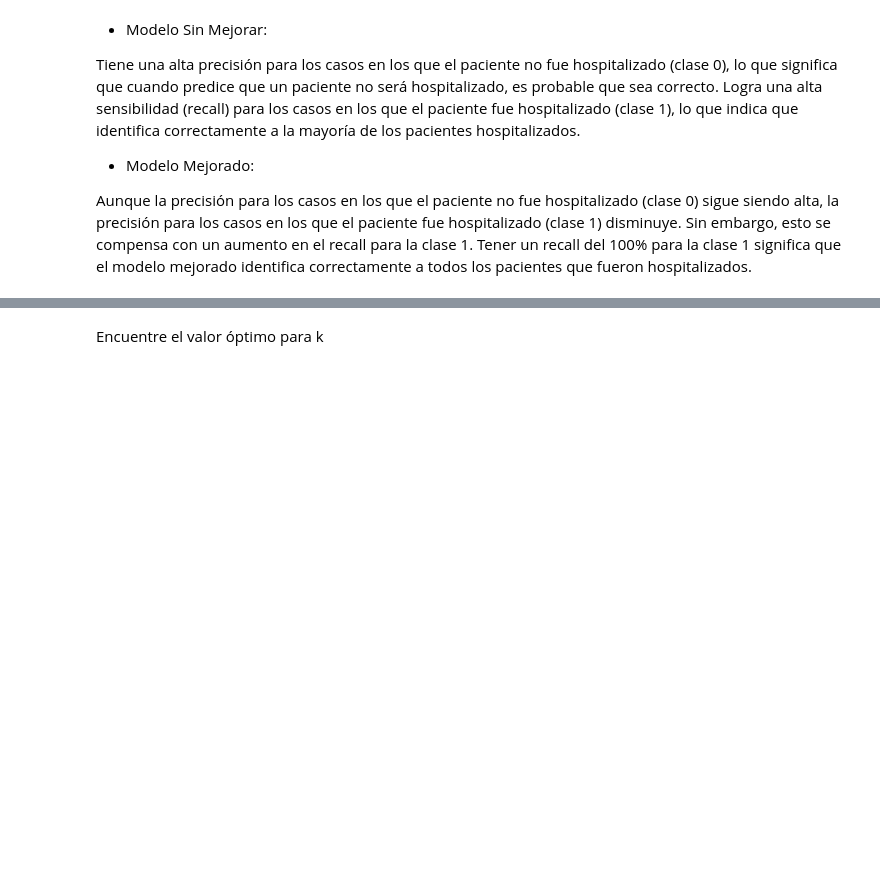
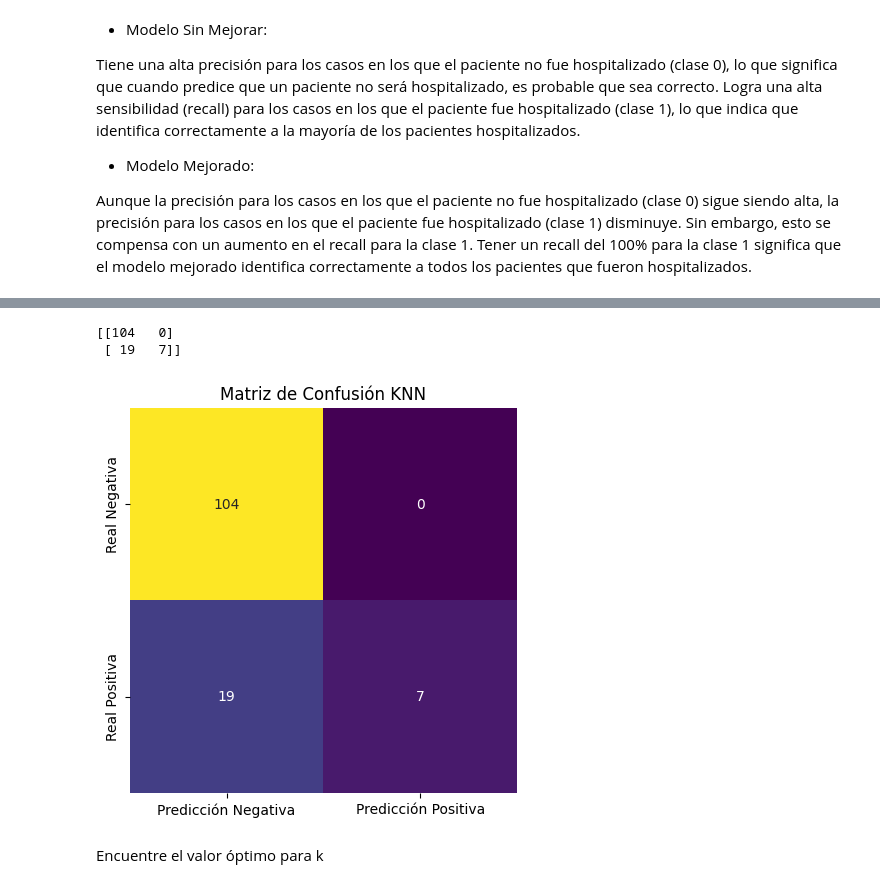
Before and after one commit to ASGuzman/ProyectoIntegradorM6, a Jupyter notebook: Proyecto_Integrador_3_Modelamiento.ipynb, the cells around one changed output, grey strips where cells are left out. Saved outputs shown, nothing was run; the diff lists cells and outputs as text; code cells hidden in the pictures; blank space fills up the shorter version.

```diff
--- a/Proyecto_Integrador_3_Modelamiento.ipynb
+++ b/Proyecto_Integrador_3_Modelamiento.ipynb
@@ -201,0 +203,7 @@ Instancien, entrenen y predigan sobre un modelo de k-vecinos asignando una canti
+# %%
+n_neighbors_arbitraria = 5
+model_knn = KNeighborsClassifier(n_neighbors=n_neighbors_arbitraria)
+model_knn.fit(X_train_smote,y_train_smote)
+y_pred_knn = model_knn.predict(X_test)
+
+print(classification_report(y_test, y_pred_knn))
@@ -202,2 +219,16 @@ Instancien, entrenen y predigan sobre un modelo de k-vecinos asignando una canti
+# %%
+matriz_confusion2 = confusion_matrix(y_pred_knn, y_test)
+print(matriz_confusion2)
+
+plt.figure(figsize=(5,5))
+sns.heatmap(matriz_confusion2, annot=True,fmt="d", cmap="viridis", cbar=False,
+            xticklabels=['Predicción Negativa', 'Predicción Positiva'],
+            yticklabels=['Real Negativa', 'Real Positiva'])
+plt.title('Matriz de Confusión KNN')
+plt.show()
+# %% [output]
+[[104   0]
+ [ 19   7]]
+[figure, added]
 # %% [markdown]
 Encuentre el valor óptimo para k
```
Also changed, not shown: parts of 35 cells of this notebook.
